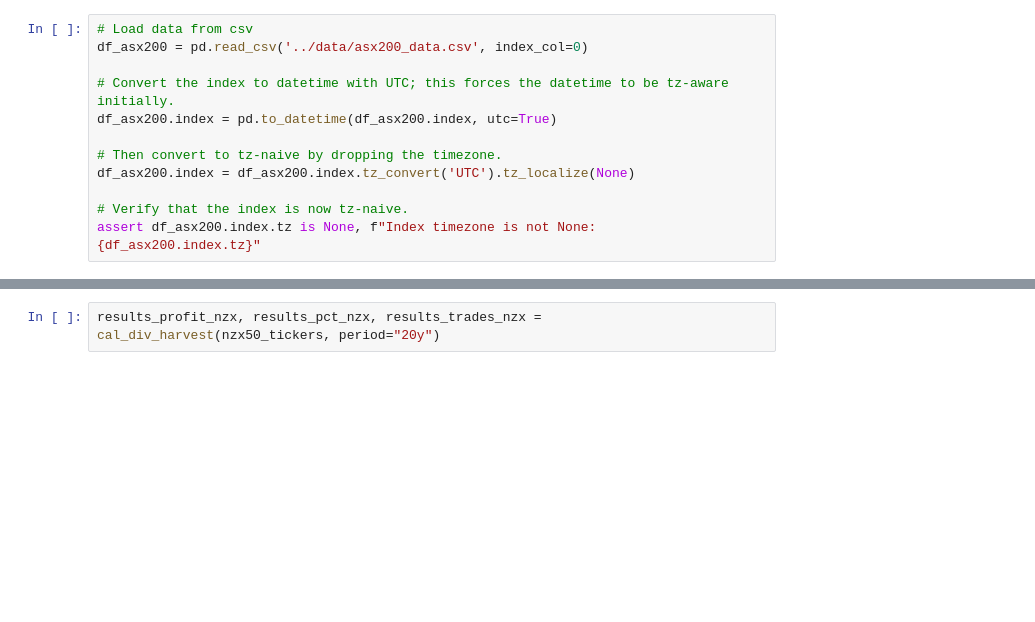
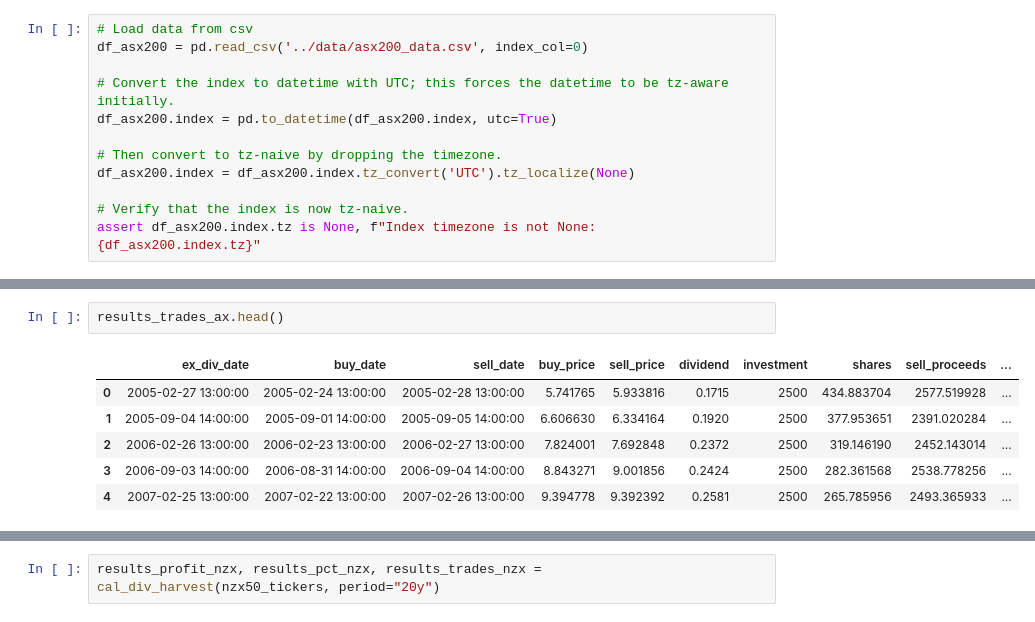
Before and after one commit to danielglassenbury/stonk_strats, a Jupyter notebook: notebooks/dividend_harvest.ipynb, the cells around one changed output, grey strips where cells are left out. Saved outputs shown, nothing was run; the diff lists cells and outputs as text; blank space fills up the shorter version.

```diff
--- a/notebooks/dividend_harvest.ipynb
+++ b/notebooks/dividend_harvest.ipynb
@@ -126,0 +104,9 @@ Detailed trades for BHP.AX:
+# %%
+results_trades_ax.head()
+# %% [output]
+|  | ex_div_date | buy_date | sell_date | buy_price | sell_price | dividend | investment | shares | sell_proceeds | ... |
+| 0 | 2005-02-27 13:00:00 | 2005-02-24 13:00:00 | 2005-02-28 13:00:00 | 5.741765 | 5.933816 | 0.1715 | 2500 | 434.883704 | 2577.519928 | ... |
+| 1 | 2005-09-04 14:00:00 | 2005-09-01 14:00:00 | 2005-09-05 14:00:00 | 6.606630 | 6.334164 | 0.1920 | 2500 | 377.953651 | 2391.020284 | ... |
+| 2 | 2006-02-26 13:00:00 | 2006-02-23 13:00:00 | 2006-02-27 13:00:00 | 7.824001 | 7.692848 | 0.2372 | 2500 | 319.146190 | 2452.143014 | ... |
+| 3 | 2006-09-03 14:00:00 | 2006-08-31 14:00:00 | 2006-09-04 14:00:00 | 8.843271 | 9.001856 | 0.2424 | 2500 | 282.361568 | 2538.778256 | ... |
+| 4 | 2007-02-25 13:00:00 | 2007-02-22 13:00:00 | 2007-02-26 13:00:00 | 9.394778 | 9.392392 | 0.2581 | 2500 | 265.785956 | 2493.365933 | ... |
```
Also changed, not shown: parts of 5 cells of this notebook, 3 other files.
